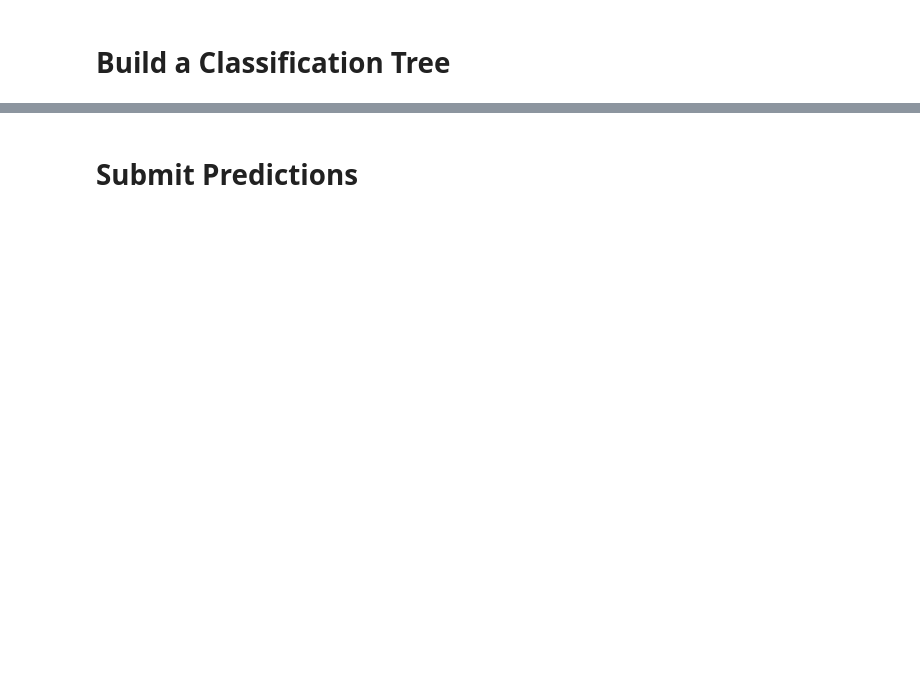
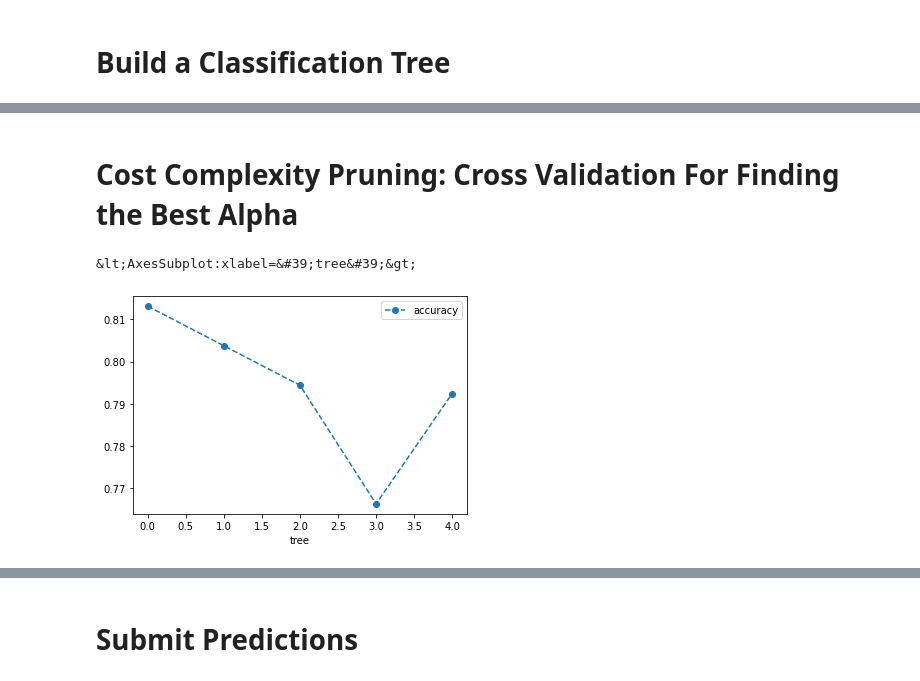
Before and after one commit to PratsNathan/Titanic, a Jupyter notebook: Titanic Data Science.ipynb, the cells around one changed output, grey strips where cells are left out. Cells and saved outputs as stored; diff of their text form; code cells hidden in the pictures; blank space fills up the shorter version.

```diff
--- a/Titanic Data Science.ipynb
+++ b/Titanic Data Science.ipynb
@@ -196,0 +223,12 @@ Of the 16+47 =  63 people that survived, 47 (76%) were correctly classified.
+# %% [markdown]
+# Cost Complexity Pruning: Cross Validation For Finding the Best Alpha
+# %%
+clf_dt = DecisionTreeClassifier(random_state=random_state_number,ccp_alpha=0.004)
+
+scores = cross_val_score(clf_dt,X_train,Y_train,cv=5)
+df = pd.DataFrame(data={'tree': range(5), 'accuracy': scores})
+
+df.plot(x='tree',y='accuracy', marker='o', linestyle='--')
+# %% [output]
+&lt;AxesSubplot:xlabel=&#39;tree&#39;&gt;
+[figure, added]
```
Also changed, not shown: parts of 23 cells of this notebook, 1 other file.
